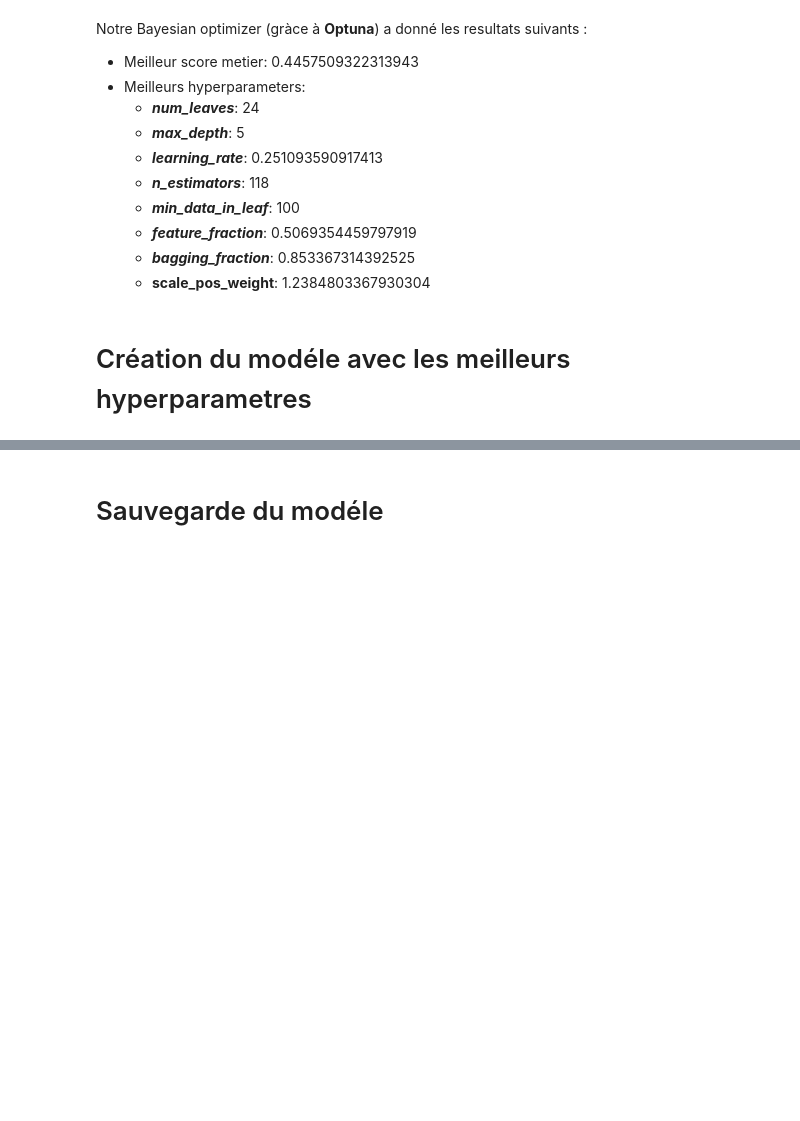
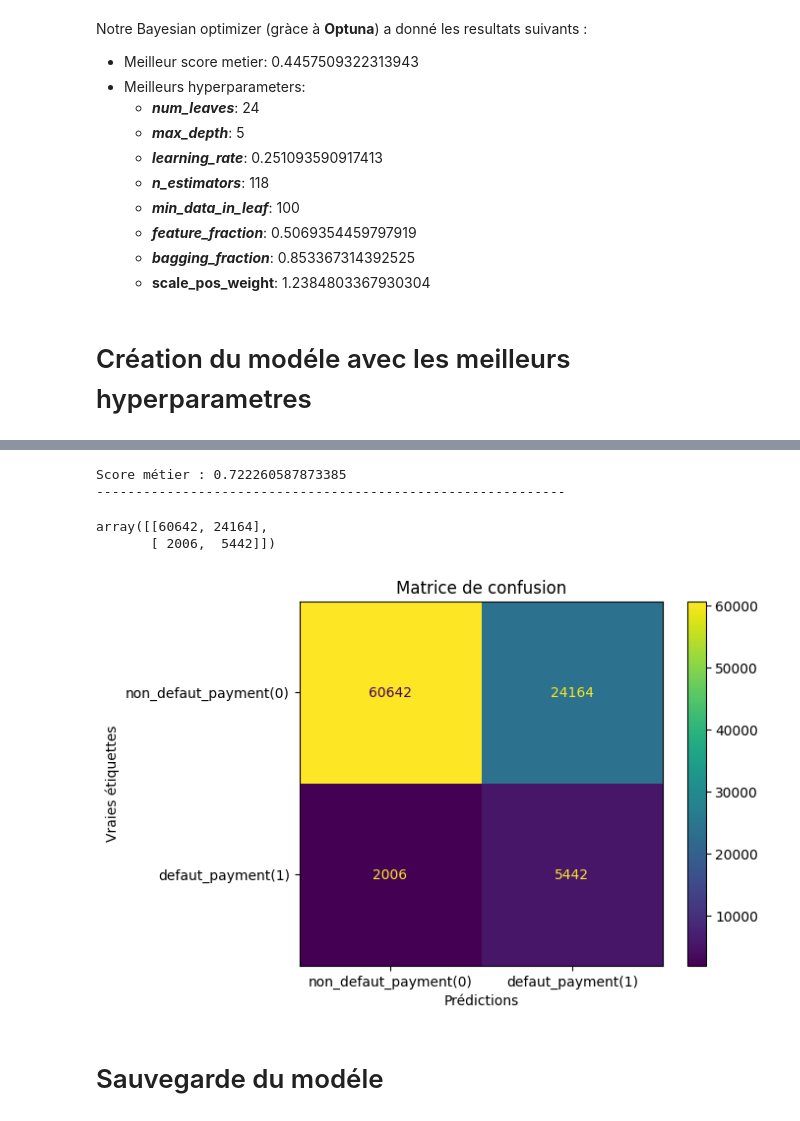
Before and after one commit to amadousysada/scoring-model, a Jupyter notebook: 03_modelisation.ipynb, the cells around one changed output, grey strips where cells are left out. Drawn from its saved outputs; the diff is of its cells as text; code cells hidden in the pictures; blank space fills up the shorter version.

```diff
--- a/03_modelisation.ipynb
+++ b/03_modelisation.ipynb
@@ -517,7 +517,7 @@ def show_roc_curve(fpr, tpr, auc_score, ax, color='darkorange', title=''):
   ax.set_title('Courbe ROC')
   ax.legend(loc="upper left")
 
-def visualize_confusion_matrix(model, X_valid, y_valid, scaler=None, classes=['non_defaut_payment(0)', 'defaut_payment(1)']):
+def visualize_confusion_matrix(model, X_valid, y_valid, threshold=None, scaler=None, classes=['non_defaut_payment(0)', 'defaut_payment(1)']):
   data = X_valid
 
   if scaler:
@@ -528,7 +528,11 @@ def visualize_confusion_matrix(model, X_valid, y_valid, scaler=None, classes=['n
   sklearn.set_config(enable_metadata_routing=False)
   print(f"Score métier : {score}")
   print("---"*20)
-  predictions = model.predict(data)
+  if threshold is None:
+    predictions = model.predict(data)
+  else:
+    predictions = (model.predict_proba(data)[:, 1] >= threshold).astype(int)
+
   cm = confusion_matrix(y_valid, predictions, labels=model.classes_)
   display(cm)
   disp = ConfusionMatrixDisplay(confusion_matrix=cm, display_labels=classes)
@@ -1005,5 +1089,11 @@ show_roc_curve(fpr=fpr, tpr=tpr, auc_score=roc_auc, ax=plt.gca())
 # %%
-visualize_confusion_matrix(final_pipeline, X_valid, y_valid)
+visualize_confusion_matrix(final_pipeline, X_valid, y_valid, threshold=0.49)
+# %% [output]
+Score métier : 0.722260587873385
+------------------------------------------------------------
+array([[60642, 24164],
+       [ 2006,  5442]])
+[figure, added]
 # %% [markdown]
 # Sauvegarde du modéle
 # %%
```
Also changed, not shown: parts of 22 cells of this notebook.
